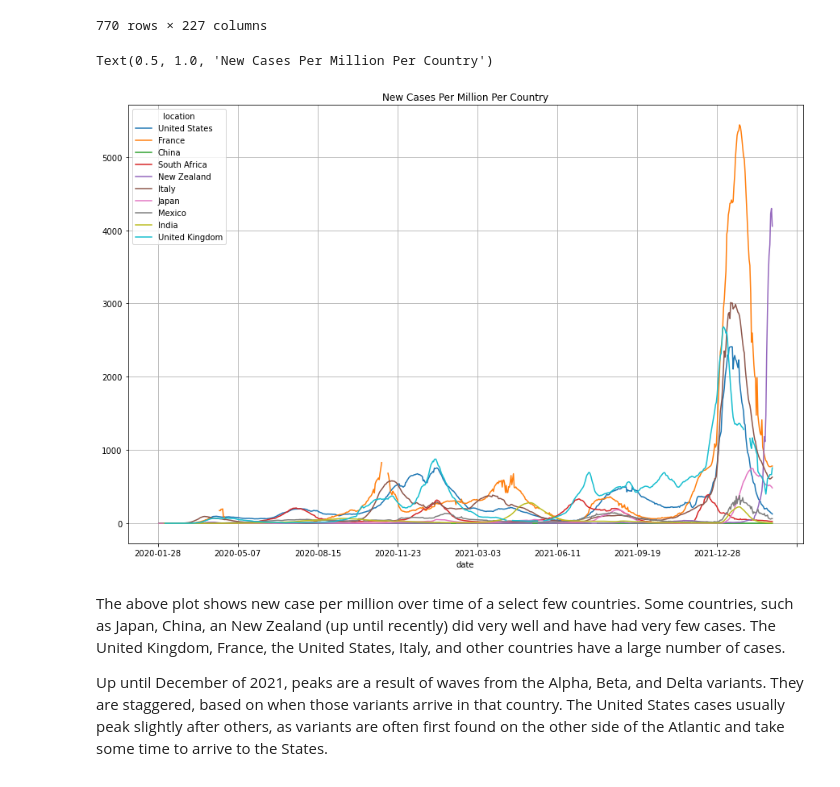
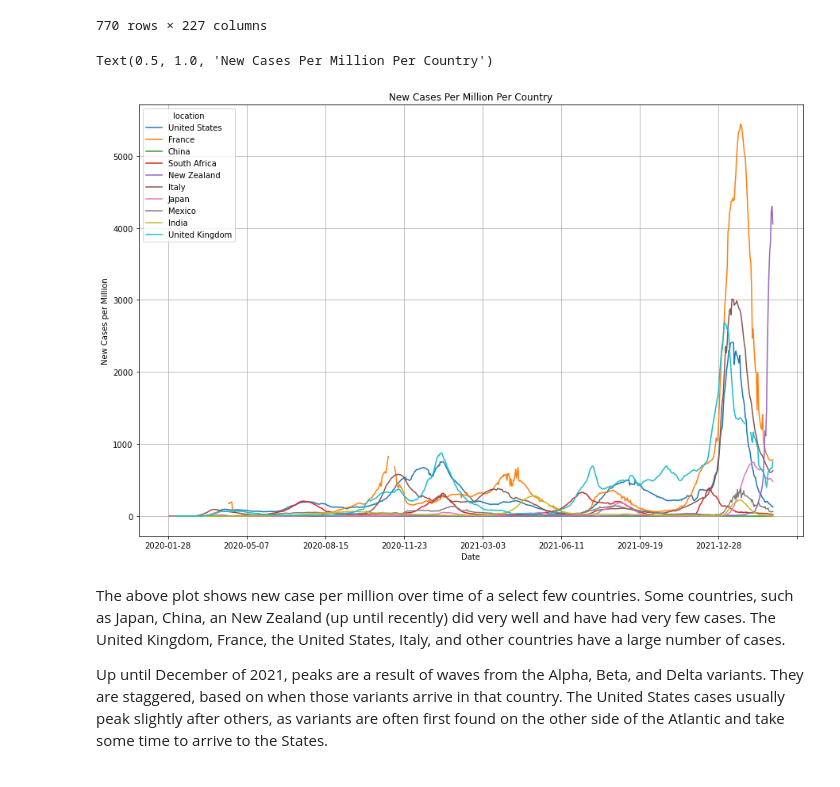
Before and after one commit to IriaWang/cs103a-cpa01, a Jupyter notebook: cpa01.ipynb, the cells around one changed output. Saved outputs shown, nothing was run; the diff lists cells and outputs as text; code cells hidden in the pictures.

```diff
--- a/cpa01.ipynb
+++ b/cpa01.ipynb
@@ -85,12 +86,17 @@ df2
 | 2022-03-07 | 4.809 | 14.377 | 34.161 | 1.156 | 1146.861 | 0.274 | 179.457 | 26.046 | 132.289 | ... |
 770 rows × 227 columns
 # %%
+# Plot new cases per million for selected various countries using above pivot table
 df2[['United States','France','China','South Africa','New Zealand','Italy','Japan','Mexico','India','United Kingdom']].plot(figsize=(15,10))
+
+# Add grid, labels, title, format
 plt.grid()
+plt.ylabel('New Cases per Million')
+plt.xlabel('Date')
 plt.title('New Cases Per Million Per Country')
 # %% [output]
 Text(0.5, 1.0, 'New Cases Per Million Per Country')
-[figure, old version]
+[figure, new version]
 # %% [markdown]
 The above plot shows new case per million over time of a select few countries. Some countries, such as Japan, China, an New Zealand (up until recently) did very well and have had very few cases. The United Kingdom, France, the United States, Italy, and other countries have a large number of cases.
 
```
Also changed, not shown: parts of 7 cells of this notebook.
